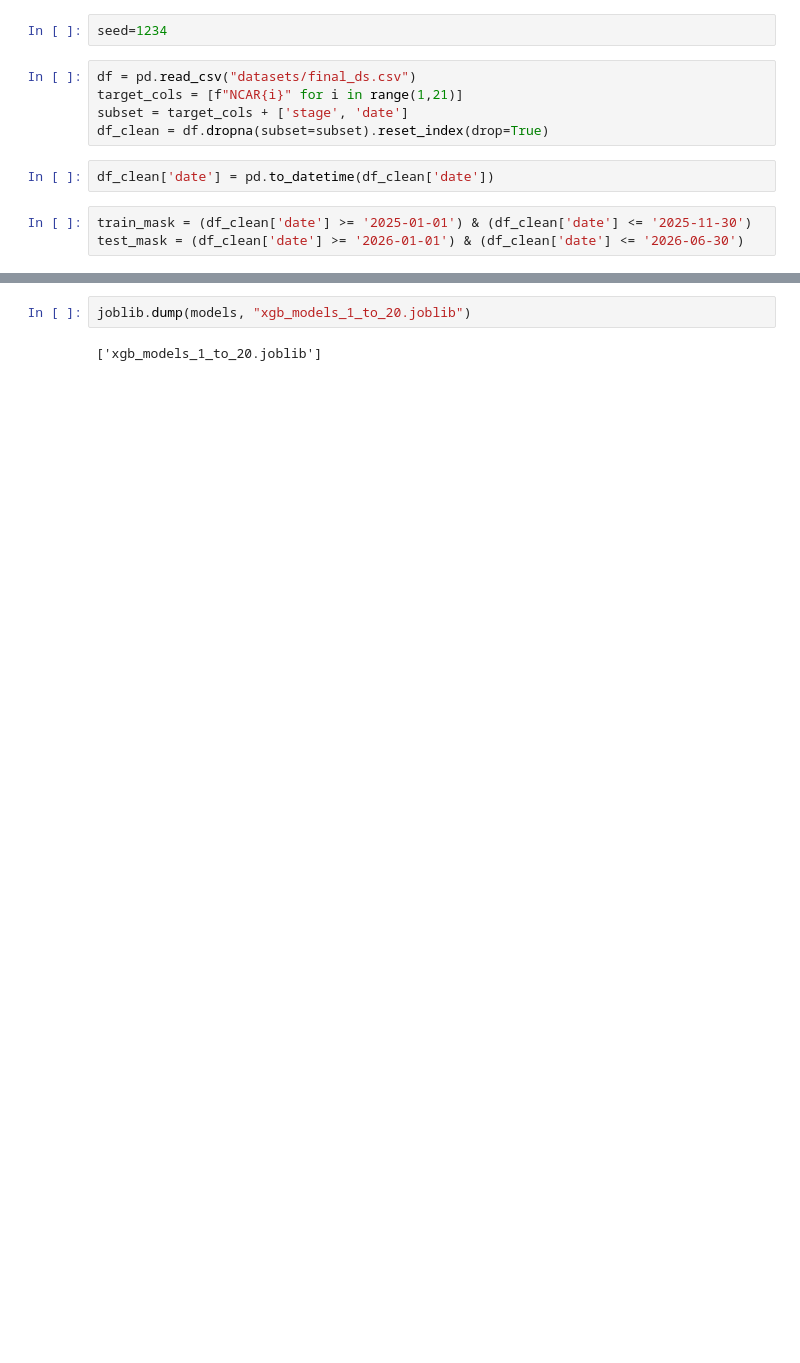
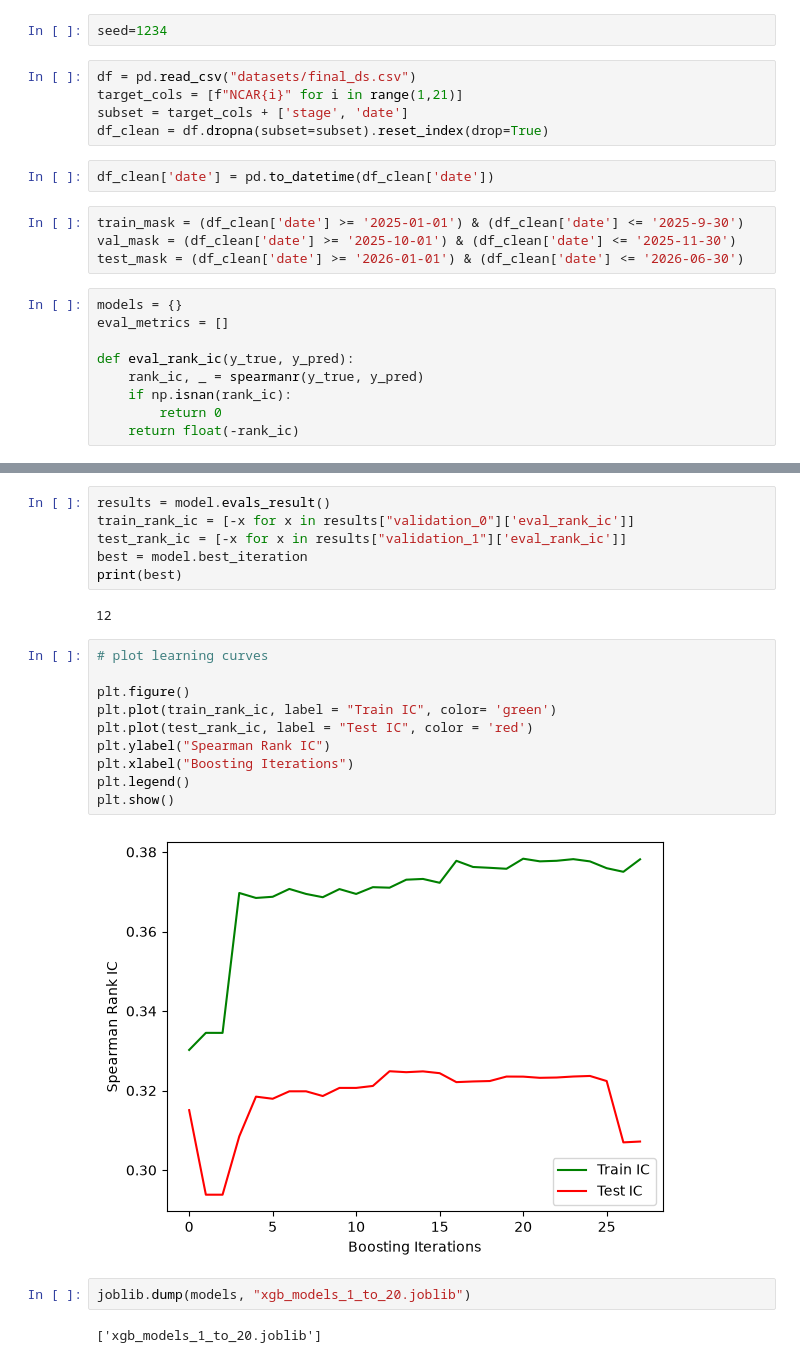
Before and after one commit to aoi2018/biotech_bot, a Jupyter notebook: XGBregressor.ipynb, the cells around one changed output, grey strips where cells are left out. Drawn from its saved outputs; the diff is of its cells as text; blank space fills up the shorter version.

Commit message:
model tuning and evaluation

```diff
--- a/XGBregressor.ipynb
+++ b/XGBregressor.ipynb
@@ -15,6 +16,16 @@ df_clean = df.dropna(subset=subset).reset_index(drop=True)
 # %%
 df_clean['date'] = pd.to_datetime(df_clean['date'])
 # %%
-train_mask = (df_clean['date'] >= '2025-01-01') & (df_clean['date'] <= '2025-11-30')
+train_mask = (df_clean['date'] >= '2025-01-01') & (df_clean['date'] <= '2025-9-30')
+val_mask = (df_clean['date'] >= '2025-10-01') & (df_clean['date'] <= '2025-11-30')
 test_mask = (df_clean['date'] >= '2026-01-01') & (df_clean['date'] <= '2026-06-30')
+# %%
+models = {}
+eval_metrics = []
+
+def eval_rank_ic(y_true, y_pred):
+    rank_ic, _ = spearmanr(y_true, y_pred)
+    if np.isnan(rank_ic):
+        return 0
+    return float(-rank_ic)
 # %%
@@ -155,3 +179,23 @@ print(eval_metrics)
+# %%
+results = model.evals_result()
+train_rank_ic = [-x for x in results["validation_0"]['eval_rank_ic']]
+test_rank_ic = [-x for x in results["validation_1"]['eval_rank_ic']]
+best = model.best_iteration
+print(best)
+# %% [output]
+12
+# %%
+# plot learning curves
+
+plt.figure()
+plt.plot(train_rank_ic, label = "Train IC", color= 'green')
+plt.plot(test_rank_ic, label = "Test IC", color = 'red')
+plt.ylabel("Spearman Rank IC")
+plt.xlabel("Boosting Iterations")
+plt.legend()
+plt.show()
+# %% [output]
+[figure, added]
 # %%
 joblib.dump(models, "xgb_models_1_to_20.joblib")
 # %% [output]
```
Also changed, not shown: parts of 9 cells of this notebook, 13 other files.
